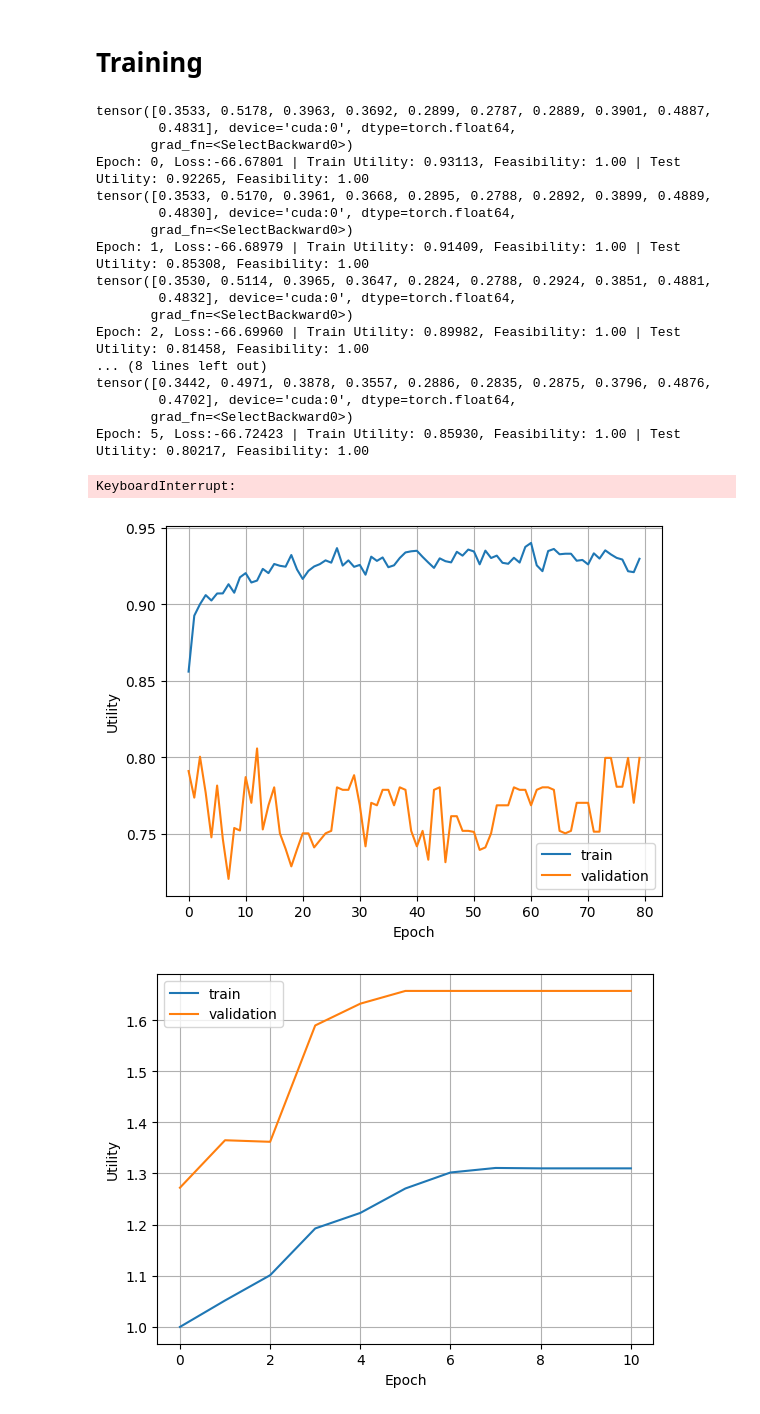
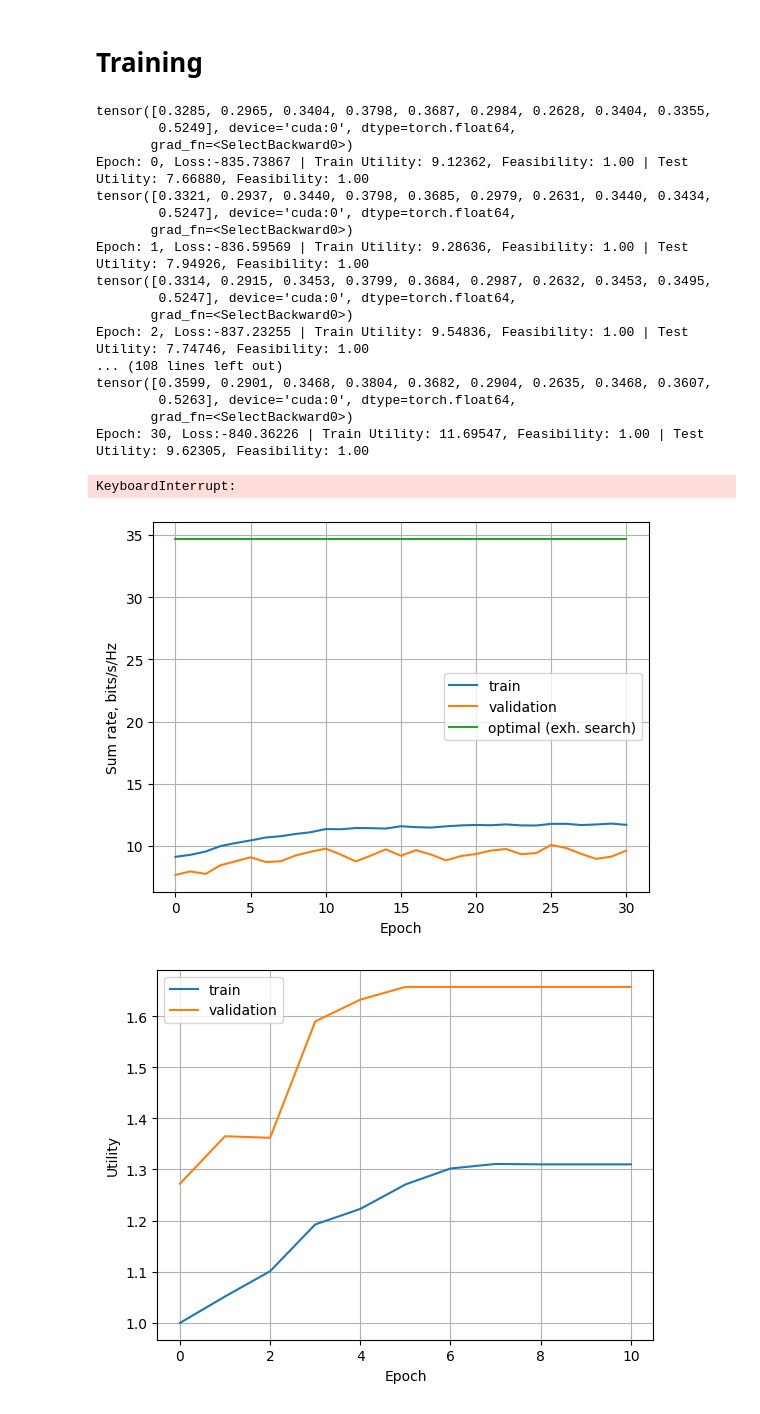
Before and after one commit to RostyslavUA/hyp-sched, a Jupyter notebook: playground.ipynb, the cells around one changed output. Drawn from its saved outputs; the diff is of its cells as text; code cells hidden in the pictures.

Commit message:
channnel capacity as utility  intead of SINR

```diff
--- a/playground.ipynb
+++ b/playground.ipynb
@@ -87,7 +89,7 @@ def exh_solver(V_H, E_H, N, I, hyperedges):
         for i in range(V_H):
             interference = sum(schedule[j] * I[i, j] for j in range(V_H) if j != i)
             denominator = N[i] + interference
-            throughput += (I[i,i] * schedule[i]) / denominator
+            throughput += np.log2(1+(I[i,i] * schedule[i]) / denominator)
 
         if throughput > best_throughput:
             best_throughput = throughput
@@ -101,6 +103,7 @@ for I, hyperedges in zip(itens_test, hlist_test):
     best_throughput_test.append(best_throughput)
     print("Exhaustive search results:")
     print("Optimal link schedule:", best_schedule)
-    print("Maximum throughput:", best_throughput)
-print(f"Mean average throughput: {np.mean(best_throughput_test)}")
+    print("Maximum throughput:", best_throughput, "bits/s/Hz")
+tput_optimal_mean = np.mean(best_throughput_test)
+print(f"Mean average throughput: {tput_optimal_mean}")
 # %% [output]
@@ -264,13 +267,13 @@ def HGNN(X, Dv_inv, De_inv, H, W, theta, batch_norm=False):
 # Training
 # %%
 theta_HGNN = get_learnable_parameters(V_H, device)
-# optimizer = torch.optim.Adam(theta_HGNN, lr=0.1)
-optimizer = torch.optim.SGD(theta_HGNN, lr=0.01)
+optimizer = torch.optim.Adam(theta_HGNN, lr=0.001)
+# optimizer = torch.optim.SGD(theta_HGNN, lr=0.01)
 
 loss_fn = CustomLossBatch()
 # %%
 beta = 1
-tau = 5
+tau = 1
 max_iter = 1000
 epochs = 1000
 batch_norm=True
@@ -327,36 +330,37 @@ for epoch in range(epochs):
     test_utility.append(utility_epoch_test_mean)
 print(f"Final utility per hypergraph: {utility_epoch_test}")
 # %% [output]
-tensor([0.3533, 0.5178, 0.3963, 0.3692, 0.2899, 0.2787, 0.2889, 0.3901, 0.4887,
-        0.4831], device='cuda:0', dtype=torch.float64,
+tensor([0.3285, 0.2965, 0.3404, 0.3798, 0.3687, 0.2984, 0.2628, 0.3404, 0.3355,
+        0.5249], device='cuda:0', dtype=torch.float64,
        grad_fn=<SelectBackward0>)
-Epoch: 0, Loss:-66.67801 | Train Utility: 0.93113, Feasibility: 1.00 | Test Utility: 0.92265, Feasibility: 1.00
-tensor([0.3533, 0.5170, 0.3961, 0.3668, 0.2895, 0.2788, 0.2892, 0.3899, 0.4889,
-        0.4830], device='cuda:0', dtype=torch.float64,
+Epoch: 0, Loss:-835.73867 | Train Utility: 9.12362, Feasibility: 1.00 | Test Utility: 7.66880, Feasibility: 1.00
+tensor([0.3321, 0.2937, 0.3440, 0.3798, 0.3685, 0.2979, 0.2631, 0.3440, 0.3434,
+        0.5247], device='cuda:0', dtype=torch.float64,
        grad_fn=<SelectBackward0>)
-Epoch: 1, Loss:-66.68979 | Train Utility: 0.91409, Feasibility: 1.00 | Test Utility: 0.85308, Feasibility: 1.00
-tensor([0.3530, 0.5114, 0.3965, 0.3647, 0.2824, 0.2788, 0.2924, 0.3851, 0.4881,
-        0.4832], device='cuda:0', dtype=torch.float64,
+Epoch: 1, Loss:-836.59569 | Train Utility: 9.28636, Feasibility: 1.00 | Test Utility: 7.94926, Feasibility: 1.00
+tensor([0.3314, 0.2915, 0.3453, 0.3799, 0.3684, 0.2987, 0.2632, 0.3453, 0.3495,
+        0.5247], device='cuda:0', dtype=torch.float64,
        grad_fn=<SelectBackward0>)
-Epoch: 2, Loss:-66.69960 | Train Utility: 0.89982, Feasibility: 1.00 | Test Utility: 0.81458, Feasibility: 1.00
-... (8 lines left out)
-tensor([0.3442, 0.4971, 0.3878, 0.3557, 0.2886, 0.2835, 0.2875, 0.3796, 0.4876,
-        0.4702], device='cuda:0', dtype=torch.float64,
+Epoch: 2, Loss:-837.23255 | Train Utility: 9.54836, Feasibility: 1.00 | Test Utility: 7.74746, Feasibility: 1.00
+... (108 lines left out)
+tensor([0.3599, 0.2901, 0.3468, 0.3804, 0.3682, 0.2904, 0.2635, 0.3468, 0.3607,
+        0.5263], device='cuda:0', dtype=torch.float64,
        grad_fn=<SelectBackward0>)
-Epoch: 5, Loss:-66.72423 | Train Utility: 0.85930, Feasibility: 1.00 | Test Utility: 0.80217, Feasibility: 1.00
+Epoch: 30, Loss:-840.36226 | Train Utility: 11.69547, Feasibility: 1.00 | Test Utility: 9.62305, Feasibility: 1.00
 KeyboardInterrupt:
 # %%
 import matplotlib.pyplot as plt
 # %%
 plt.plot(train_utility, label='train')
 plt.plot(test_utility, label='validation')
+plt.plot(np.full_like(train_utility, tput_optimal_mean), label='optimal (exh. search)')
 plt.xlabel('Epoch')
-plt.ylabel('Utility')
+plt.ylabel('Sum rate, bits/s/Hz')
 plt.grid()
 plt.legend()
-# plt.savefig('HGNN_train_batch_norm.jpg')
+plt.savefig('HGNN_train.jpg')
 # %% [output]
-[figure, old version]
+[figure, new version]
 # %%
 plt.plot(torch.stack(train_utility).detach().numpy(), label='train')
 plt.plot(torch.stack(test_utility).detach().numpy(), label='validation')
```
Also changed, not shown: parts of 3 cells of this notebook, 1 other file.
